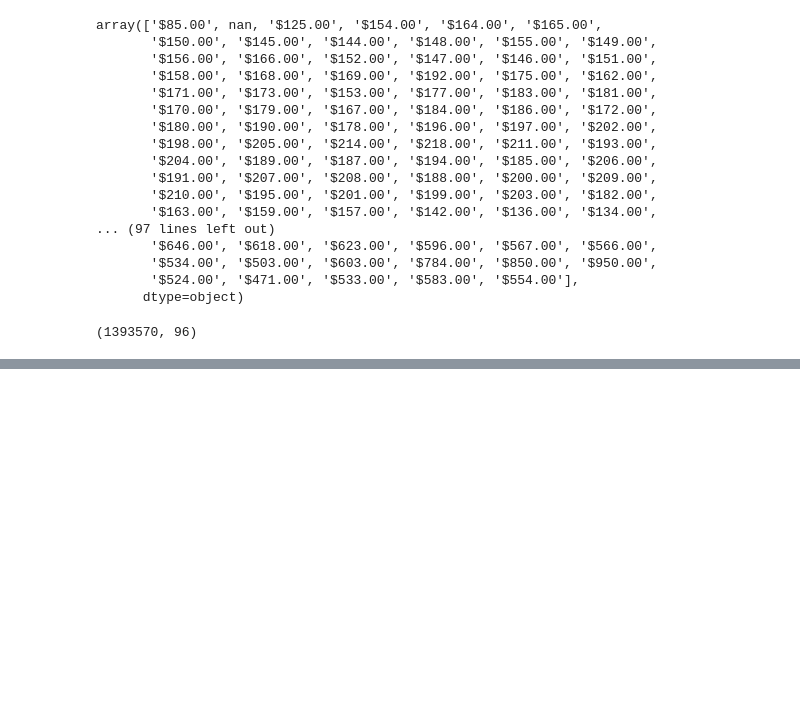
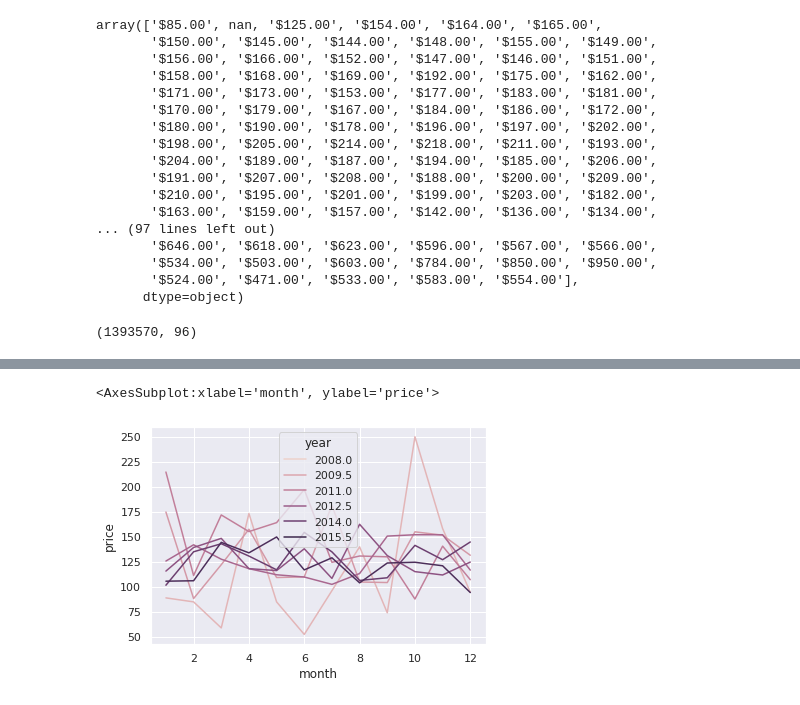
Before and after one commit to Naraendra-Reddy/Exploring-Seattle-Airbnb-Open-Data-Insights-and-Trends, a Jupyter notebook: Exploring_Seattle_Airbnb_Open_Data_Insights_and_Trends.ipynb, the cells around one changed output, grey strips where cells are left out. Drawn from its saved outputs; the diff is of its cells as text; code cells hidden in the pictures; blank space fills up the shorter version.

```diff
--- a/Exploring_Seattle_Airbnb_Open_Data_Insights_and_Trends.ipynb
+++ b/Exploring_Seattle_Airbnb_Open_Data_Insights_and_Trends.ipynb
@@ -391,0 +427,20 @@ calendar_df.isna().sum().sum()
+# %%
+# We have selected 42 columns out of the total remaining 86 columns to perform our analysis
+selected_columns = ['id', 'name', 'summary', 'space', 'description',
+                    'neighborhood_overview', 'transit', 'host_id', 'host_name',
+                    'host_since', 'host_location', 'host_about', 'host_response_time',
+                    'host_response_rate', 'host_is_superhost', 'host_neighbourhood',
+                    'host_listings_count', 'host_total_listings_count', 'host_verifications',
+                    'host_has_profile_pic', 'host_identity_verified', 'neighbourhood',
+                    'neighbourhood_cleansed', 'neighbourhood_group_cleansed', 'city',
+                    'state', 'zipcode', 'latitude', 'longitude', 'is_location_exact',
+                    'property_type', 'room_type', 'accommodates', 'bathrooms', 'bedrooms',
+                    'beds', 'price', 'cleaning_fee', 'guests_included', 'extra_people',
+                    'minimum_nights', 'maximum_nights', 'availability_30', 'availability_60',
+                    'availability_90', 'availability_365', 'number_of_reviews', 'first_review',
+                    'last_review', 'review_scores_rating', 'review_scores_accuracy',
+                    'review_scores_cleanliness', 'review_scores_checkin', 'review_scores_communication',
+                    'review_scores_location', 'review_scores_value', 'instant_bookable', 'cancellation_policy',
+                    'reviews_per_month']
+
+listings = listings_df[selected_columns]
@@ -391,0 +601,11 @@ calendar_df.isna().sum().sum()
+# %%
+sns.set(style="darkgrid")
+
+# convert the groupby object into a pandas dataframe
+df = listings_price_by_month.reset_index()
+
+# plot the data using seaborn lineplot
+sns.lineplot(data=df, x="month", y="price", hue="year")
+# %% [output]
+<AxesSubplot:xlabel='month', ylabel='price'>
+[figure, added]
```
Also changed, not shown: parts of 63 cells of this notebook.
